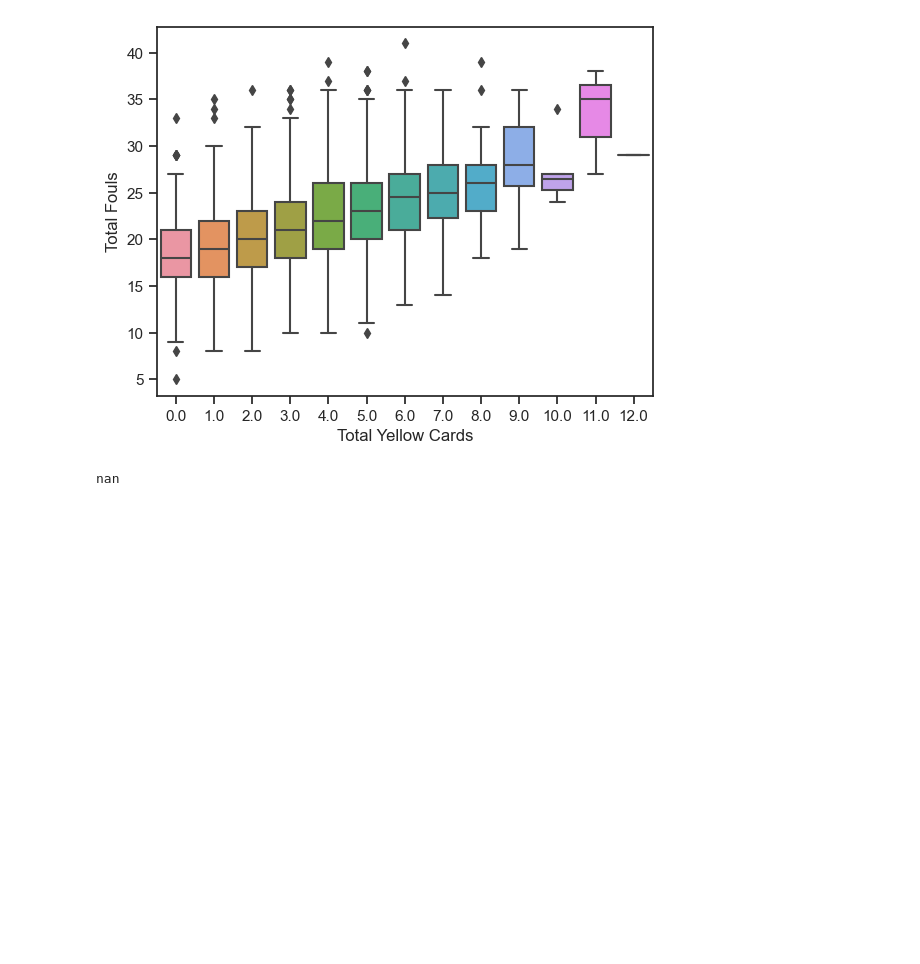
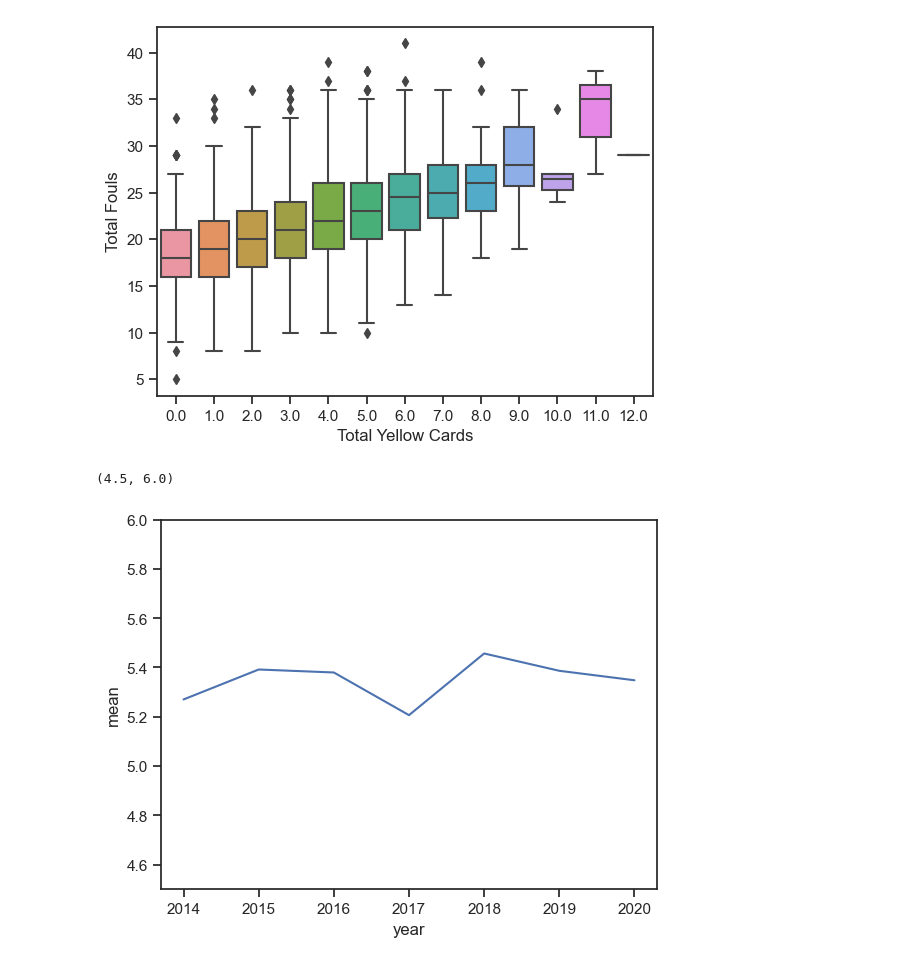
Before and after one commit to ubco-W2022T2-data301/Group14, a Jupyter notebook: analysis/analysis3.ipynb, the cells around one changed output. Saved outputs shown, nothing was run; the diff lists cells and outputs as text; code cells hidden in the pictures; blank space fills up the shorter version.

```diff
--- a/analysis/analysis3.ipynb
+++ b/analysis/analysis3.ipynb
@@ -120,16 +120,3 @@ sns.boxplot(x='Total Yellow Cards', y='Total Fouls', data=df_subset)
 # %% [output]
 <AxesSubplot:xlabel='Total Yellow Cards', ylabel='Total Fouls'>
 [figure]
-# %%
-#Average match excitement rate by Year
-
-mean_Excitement_2014 = df_subset.loc[df_subset['year'] == '2014', 'Match Excitement'].mean()
-mean_Excitement_2015 = df_subset.loc[df_subset['year'] == '2015', 'Match Excitement'].mean()
-mean_Excitement_2016 = df_subset.loc[df_subset['year'] == '2016', 'Match Excitement'].mean()
-mean_Excitement_2017 = df_subset.loc[df_subset['year'] == '2017', 'Match Excitement'].mean()
-mean_Excitement_2018 = df_subset.loc[df_subset['year'] == '2018', 'Match Excitement'].mean()
-mean_Excitement_2019 = df_subset.loc[df_subset['year'] == '2019', 'Match Excitement'].mean()
-mean_Excitement_2020 = df_subset.loc[df_subset['year'] == '2020', 'Match Excitement'].mean()
-print(mean_Excitement_2014)
-# %% [output]
-nan
@@ -138,0 +123,11 @@ nan
+# %%
+#Average match excitement rate by Year
+
+mean_Excitement = df_subset.groupby('year')['Match Excitement'].mean()
+mean_Excitement_df = mean_Excitement.to_frame().reset_index()
+mean_Excitement_df.columns=["year", "mean"]
+sns.lineplot(x='year', y='mean', data=mean_Excitement_df, markers=True)
+plt.ylim([4.5,6])
+# %% [output]
+(4.5, 6.0)
+[figure, added]
```
Also changed, not shown: parts of 3 cells of this notebook.
